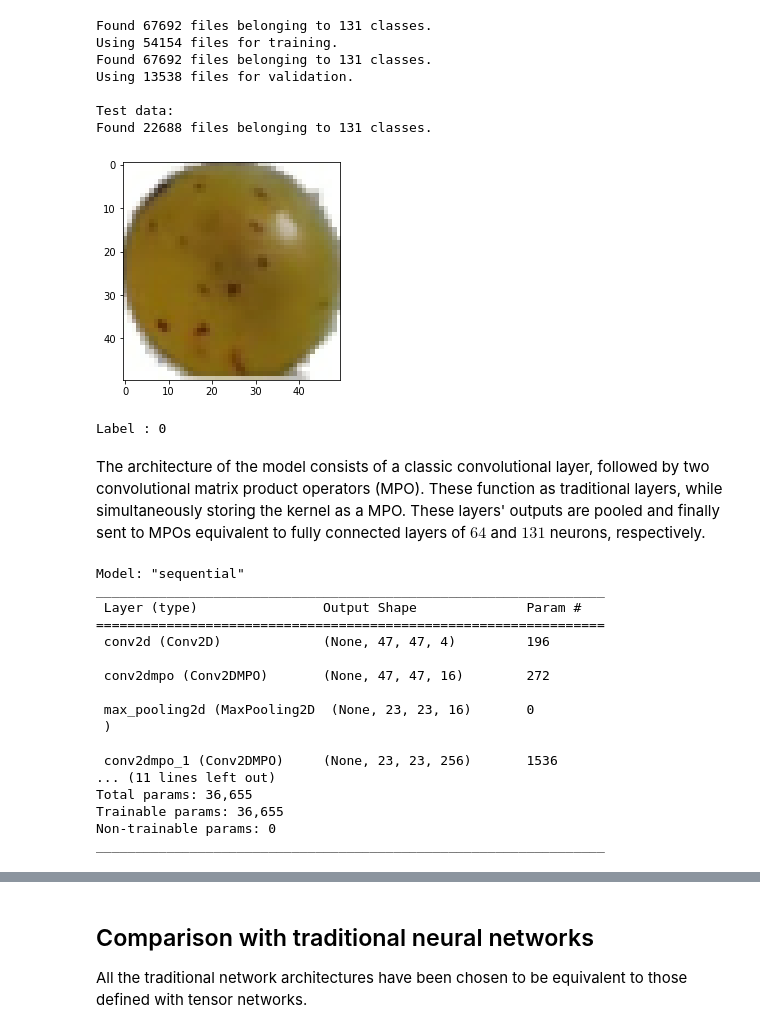
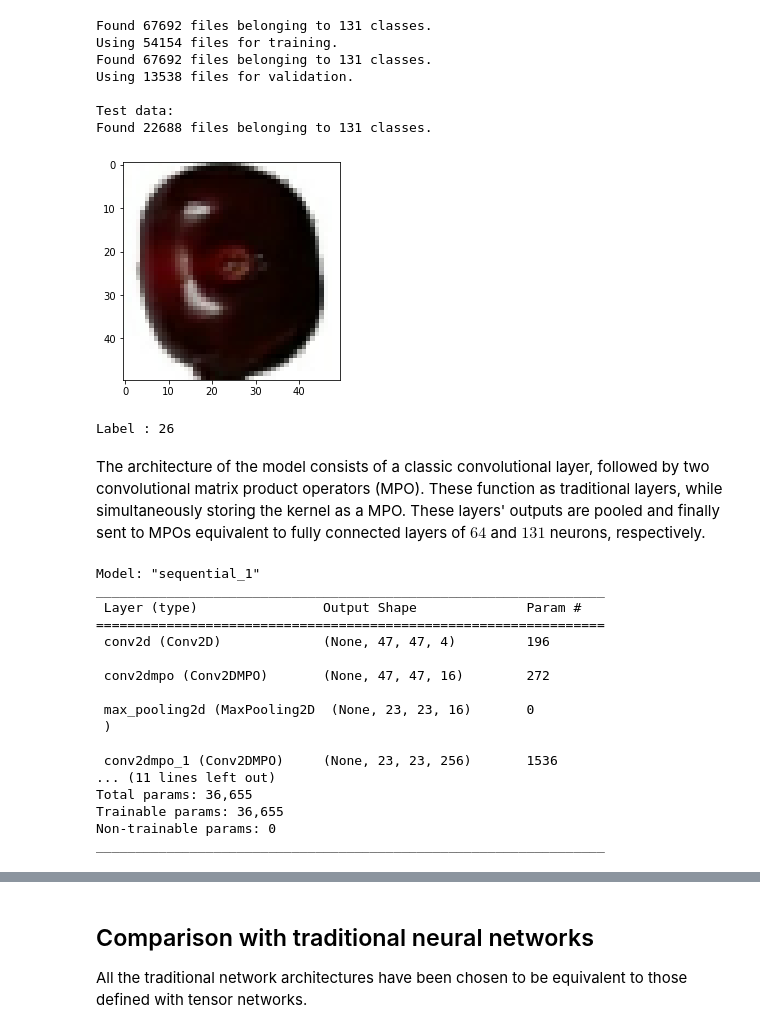
Before and after one commit to jtfreitas/QInfo_Final, a Jupyter notebook: final_nb.ipynb, the cells around one changed output, grey strips where cells are left out. Drawn from its saved outputs; the diff is of its cells as text; code cells hidden in the pictures.

Commit message:
final code minus markdown and minor metrics

````diff
--- a/final_nb.ipynb
+++ b/final_nb.ipynb
@@ -135,10 +147,18 @@ Model achieved 92.250% precision on the test set.
 The MNIST handwritten digits dataset is standard for proof-of-concept in classification models. Each sample is originally $28\times 28$ pixels on a single channel, with integer values ranging from $0$ to $255$, which are scaled to a $[0,1]$ range. This prevents neurons from saturating. These are downsampled by averaging each cluster of $2\times 2$ pixels in the input. This can be quickly achieved by directly applying ```keras.layers.AveragePooling2D``` on the normalized input.
 # %%
 (x_train, y_train), (x_test, y_test) = mnist.load_data('mnist.npz')
+
+
 x_train, x_test = x_train.reshape((60000, 28, 28, 1))/255, x_test.reshape((10000, 28, 28, 1))/255
+
+x_train, x_val, y_train, y_val = train_test_split(x_train, y_train, test_size=0.1, random_state=123)
 avg_input = tf.keras.layers.AveragePooling2D((2,2))
-x_train_red, x_test_red = avg_input(x_train), avg_input(x_test)
-x_train_mnist, x_test_mnist = tf.convert_to_tensor(x_train_red), tf.convert_to_tensor(x_test_red)
 
-y_train_mnist, y_test_mnist = tf.one_hot(y_train, 10), tf.one_hot(y_test, 10)
-in_shape_mnist = x_train_mnist[0].shape
+
+
+x_train_red, x_val_red, x_test_red = avg_input(x_train), avg_input(x_val), avg_input(x_test)
+
+mnist_train = tf.data.Dataset.from_tensor_slices((x_train_red, tf.one_hot(y_train, 10))).shuffle(100).batch(3000)
+mnist_val   = tf.data.Dataset.from_tensor_slices((x_val_red, tf.one_hot(y_val, 10))).shuffle(100).batch(len(x_val))
+mnist_test  = tf.data.Dataset.from_tensor_slices((x_test_red, tf.one_hot(y_test, 10))).batch(len(x_test))
+in_shape_mnist = x_train_red[0].shape
@@ -151,7 +167,7 @@ The model architecture is elementary. A single classic convolutional layer, foll
 # %%
 tn_MNIST = tf.keras.Sequential(
     [
-     tf.keras.Input(shape=in_shape_mnist, batch_size=4096),
+     tf.keras.Input(shape=in_shape_mnist),
      Conv2D(filters=28, kernel_size=(2,2), strides=1, name='conv1', activation='relu', activity_regularizer=regularizers.l2(1e-4)),
      MaxPooling2D((2,2), name='maxpool1'),
      Flatten(),
@@ -182,4 +198,9 @@ Non-trainable params: 0
 _________________________________________________________________
 # %%
 check_point = ModelCheckpoint(filepath = os.getcwd()+'/saved_models/tn_MNIST.tf', verbose = 0, save_best_only = True)
-hist_dict = tn_MNIST.fit(x_train_mnist, y_train_mnist, batch_size = 16, epochs = 10, verbose = 0, validation_split = 0.2, shuffle=True, callbacks=[check_point])
+
+
+hist_dict = tn_MNIST.fit(mnist_train, validation_data=mnist_val, epochs = 50, verbose = 0, shuffle=True, callbacks=[check_point])
+
+with open(os.getcwd()+'/hists/tn_MNIST_hist.json', 'w') as f:
+    json.dump(hist_dict.history, f)
@@ -259,7 +241,7 @@ To test advanced tensor network architectures, a more complex dataset was select
 # %%
 train_dir = os.getcwd() + "/fruits360/Training"
 test_dir  = os.getcwd() + "/fruits360/Test"
-batch_size = None
+batch_size = 3000
 img_height = 50
 img_width = 50
 validation_split = 0.2
@@ -279,28 +261,30 @@ Found 22688 files belonging to 131 classes.
 # %%
 normalization_layer = tf.keras.layers.Rescaling(1./255)
 
 normalized_ds_train = train_ds.map(lambda x, y: (normalization_layer(x), y))
 image_batch_train, labels_batch_train = next(iter(normalized_ds_train))
 
-first_image = image_batch_train
-in_shape_fruits = image_batch_train.shape
+normalized_ds_val = val_ds.map(lambda x, y: (normalization_layer(x), y))
+image_batch_val, labels_batch_val = next(iter(normalized_ds_val))
 
-plt.imshow()
+first_image = image_batch_train[0]
+in_shape_fruits = first_image.shape
+
+plt.imshow(first_image)
 plt.show()
 print(f"Label : {np.argmax(labels_batch_train[0])}")
 # %% [output]
-[figure, old version]
+[figure, new version]
-Label : 0
+Label : 26
 # %% [markdown]
 The architecture of the model consists of a classic convolutional layer, followed by two convolutional matrix product operators (MPO). These function as traditional layers, while simultaneously storing the kernel as a MPO. These layers' outputs are pooled and finally sent to MPOs equivalent to fully connected layers of $64$ and $131$ neurons, respectively.
 # %%
 #Building the tensor network
-
 tn_reg_dense = regularizers.l2(1e-5)
 tn_reg_conv  = regularizers.l2(1e-5)
 
-tn_convolutional_model = tf.keras.Sequential([
-  Input((in_shape_fruits)),
+tn_fruits = tf.keras.Sequential([
+  Input(in_shape_fruits),
   Conv2D(4, kernel_size=4),
   Conv2DMPO(16, data_format = "channels_last", kernel_size=2, num_nodes=2, bond_dim=8, activation="relu", activity_regularizer = tn_reg_conv),
   MaxPooling2D(pool_size=(2,2)),
@@ -311,7 +295,7 @@ tn_convolutional_model = tf.keras.Sequential([
   fruit_TN2(bond_dim = 4, activity_regularizer = tn_reg_dense),
   ])
 
-tn_convolutional_model.summary()
+tn_fruits.summary()
 
 lr_schedule = optimizers.schedules.ExponentialDecay(0.01, 800, 0.5)
 #The loss was blowing up, meaning the training was reaching a point where
@@ -320,9 +304,9 @@ lr_schedule = optimizers.schedules.ExponentialDecay(0.01, 800, 0.5)
 #https://www.tensorflow.org/api_docs/python/tf/keras/optimizers/schedules/ExponentialDecay
 
 opt = optimizers.Adam(learning_rate = lr_schedule, amsgrad=True)
-tn_convolutional_model.compile(optimizer = opt, loss = 'categorical_crossentropy', metrics = ['Precision'])
+tn_fruits.compile(optimizer = opt, loss = 'categorical_crossentropy', metrics = ['Precision'])
 # %% [output]
-Model: "sequential"
+Model: "sequential_1"
 _________________________________________________________________
  Layer (type)                Output Shape              Param #
 =================================================================
````
Also changed, not shown: parts of 23 cells of this notebook, 1 other file.
